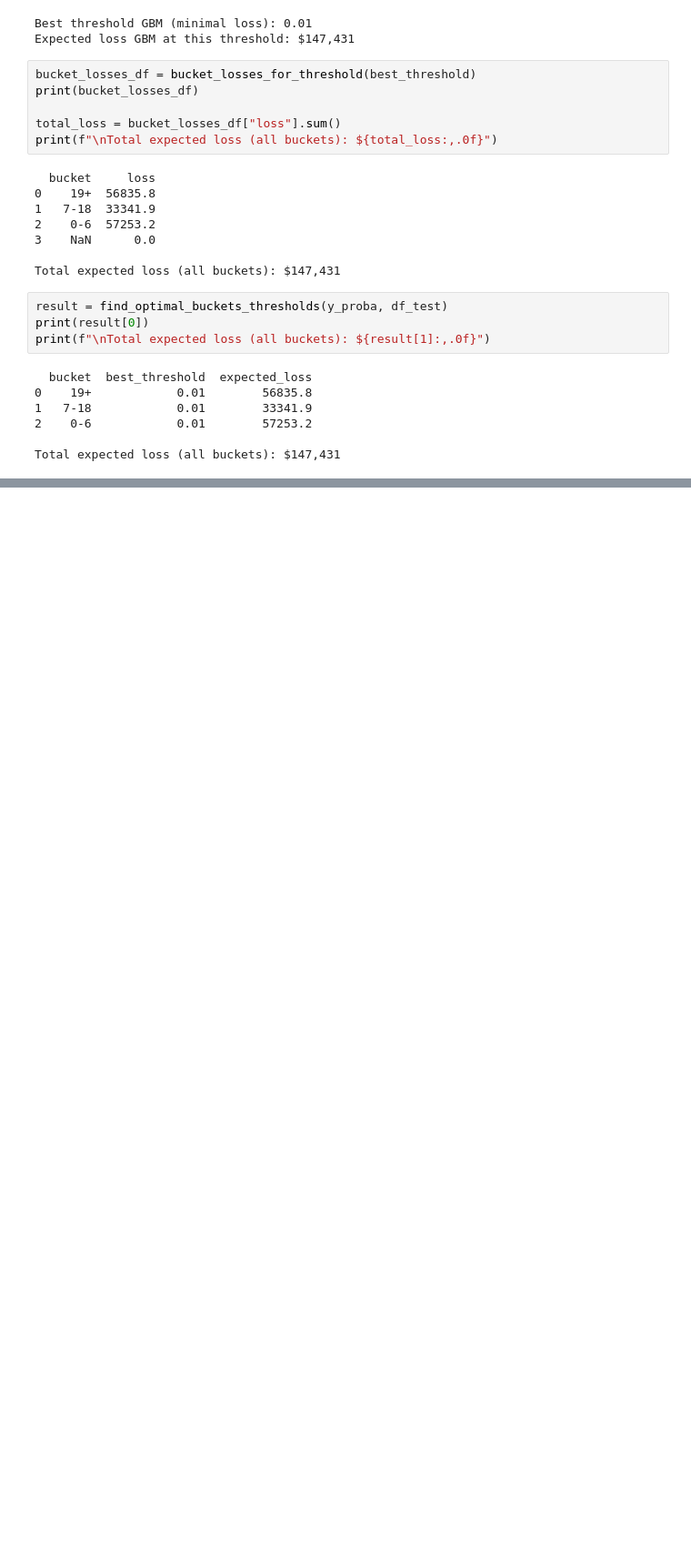
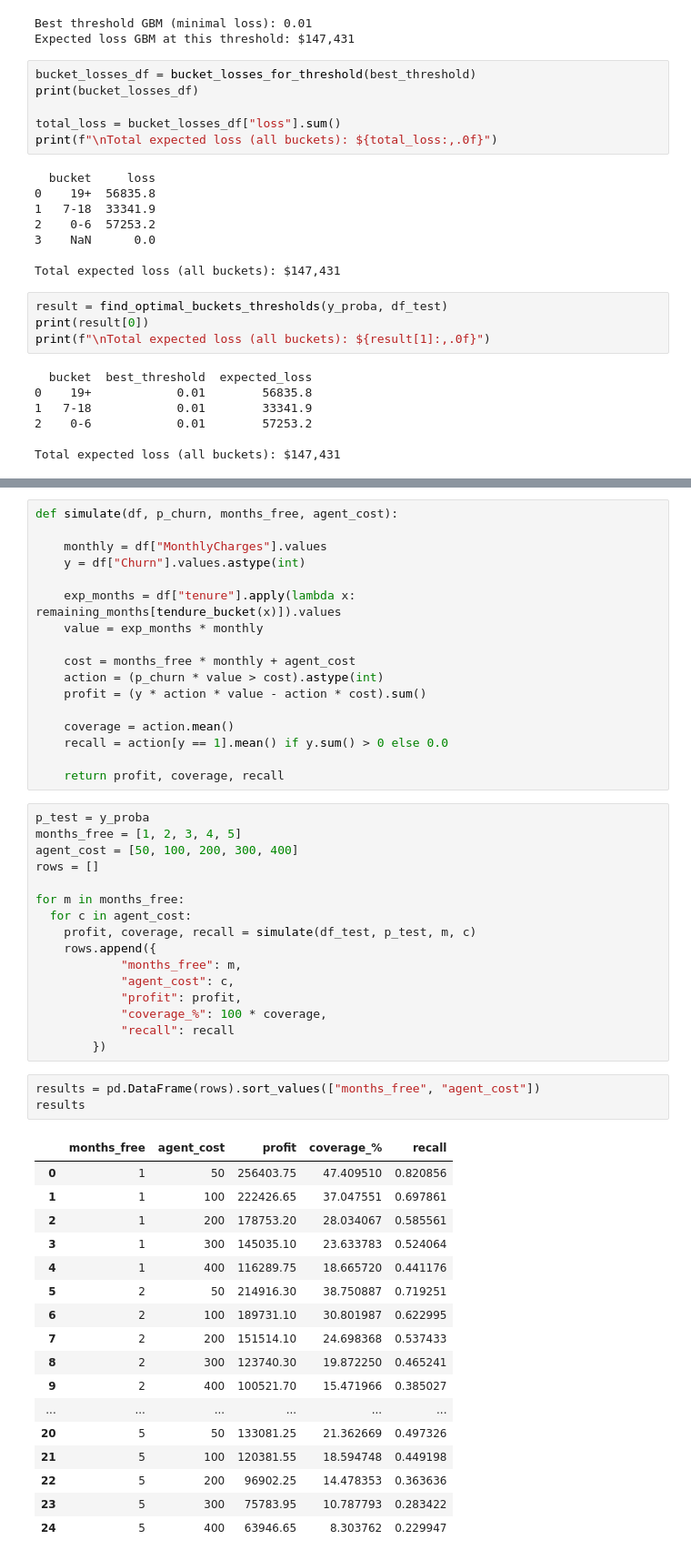
Before and after one commit to MikolajMezyk/projektML, a Jupyter notebook: projekt_czysto.ipynb, the cells around one changed output, grey strips where cells are left out. Shown at 91% size. Saved outputs shown, nothing was run; the diff lists cells and outputs as text; blank space fills up the shorter version.

```diff
--- a/projekt_czysto.ipynb
+++ b/projekt_czysto.ipynb
@@ -620,0 +727,54 @@ Total expected loss (all buckets): $147,431
+# %%
+def simulate(df, p_churn, months_free, agent_cost):
+
+    monthly = df["MonthlyCharges"].values
+    y = df["Churn"].values.astype(int)
+
+    exp_months = df["tenure"].apply(lambda x: remaining_months[tendure_bucket(x)]).values
+    value = exp_months * monthly
+
+    cost = months_free * monthly + agent_cost
+    action = (p_churn * value > cost).astype(int)
+    profit = (y * action * value - action * cost).sum()
+
+    coverage = action.mean()
+    recall = action[y == 1].mean() if y.sum() > 0 else 0.0
+
+    return profit, coverage, recall
+# %%
+p_test = y_proba
+months_free = [1, 2, 3, 4, 5]
+agent_cost = [50, 100, 200, 300, 400]
+rows = []
+
+for m in months_free:
+  for c in agent_cost:
+    profit, coverage, recall = simulate(df_test, p_test, m, c)
+    rows.append({
+            "months_free": m,
+            "agent_cost": c,
+            "profit": profit,
+            "coverage_%": 100 * coverage,
+            "recall": recall
+        })
+# %%
+results = pd.DataFrame(rows).sort_values(["months_free", "agent_cost"])
+results
+# %% [output]
+|  | months_free | agent_cost | profit | coverage_% | recall |
+| 0 | 1 | 50 | 256403.75 | 47.409510 | 0.820856 |
+| 1 | 1 | 100 | 222426.65 | 37.047551 | 0.697861 |
+| 2 | 1 | 200 | 178753.20 | 28.034067 | 0.585561 |
+| 3 | 1 | 300 | 145035.10 | 23.633783 | 0.524064 |
+| 4 | 1 | 400 | 116289.75 | 18.665720 | 0.441176 |
+| 5 | 2 | 50 | 214916.30 | 38.750887 | 0.719251 |
+| 6 | 2 | 100 | 189731.10 | 30.801987 | 0.622995 |
+| 7 | 2 | 200 | 151514.10 | 24.698368 | 0.537433 |
+| 8 | 2 | 300 | 123740.30 | 19.872250 | 0.465241 |
+| 9 | 2 | 400 | 100521.70 | 15.471966 | 0.385027 |
+| ... | ... | ... | ... | ... | ... |
+| 20 | 5 | 50 | 133081.25 | 21.362669 | 0.497326 |
+| 21 | 5 | 100 | 120381.55 | 18.594748 | 0.449198 |
+| 22 | 5 | 200 | 96902.25 | 14.478353 | 0.363636 |
+| 23 | 5 | 300 | 75783.95 | 10.787793 | 0.283422 |
+| 24 | 5 | 400 | 63946.65 | 8.303762 | 0.229947 |
```
Also changed, not shown: parts of 10 cells of this notebook.
